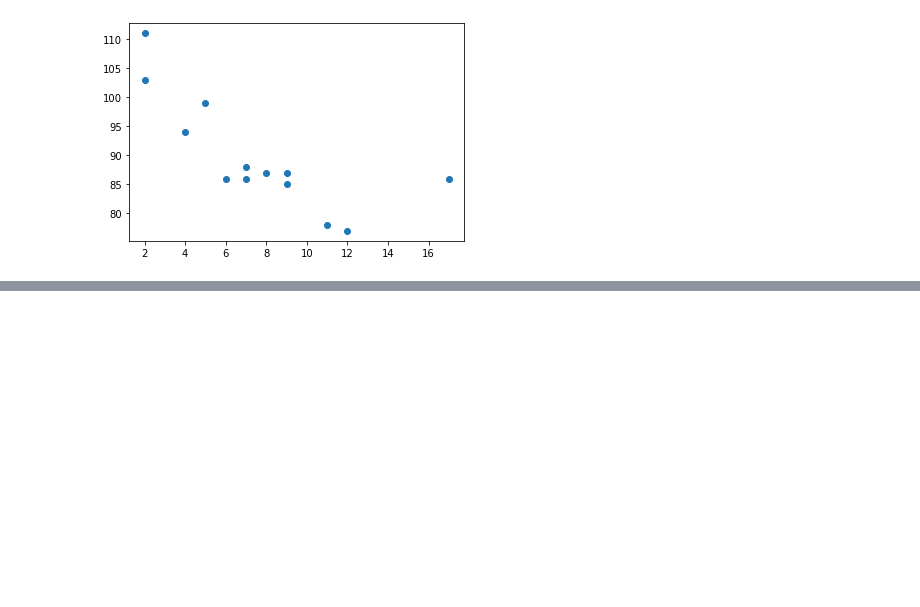
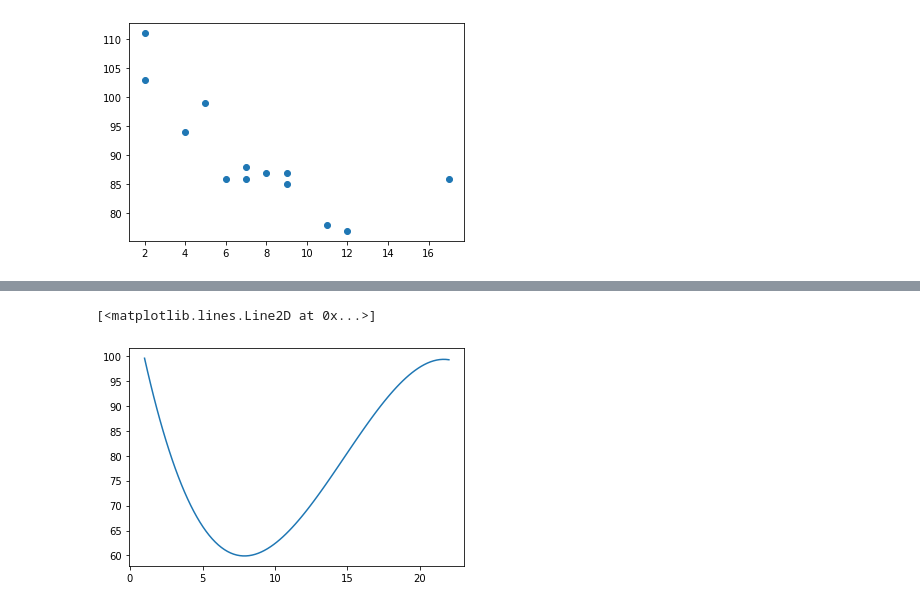
Before and after one commit to pradhan-asish/Machine_Learning, a Jupyter notebook: Baisc_Concepts.ipynb, the cells around one changed output, grey strips where cells are left out. Saved outputs shown, nothing was run; the diff lists cells and outputs as text; code cells hidden in the pictures; blank space fills up the shorter version.

Commit message:
scatter plot plotted

```diff
--- a/Baisc_Concepts.ipynb
+++ b/Baisc_Concepts.ipynb
@@ -304,0 +310,5 @@ myline = numpy.linspace(1, 22, 100)
+# %%
+plt.plot(myline, mymodel(myline))
+# %% [output]
+[<matplotlib.lines.Line2D at 0x...>]
+[figure, added]
```
Also changed, not shown: parts of 32 cells of this notebook.
